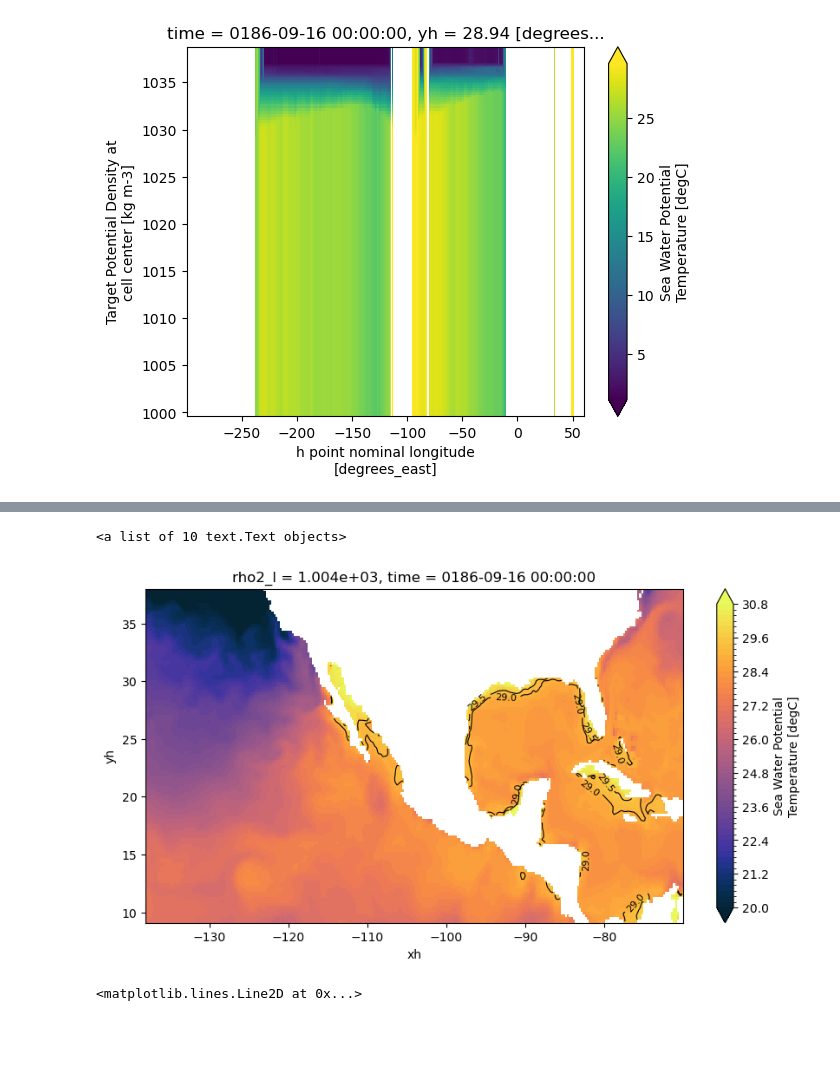
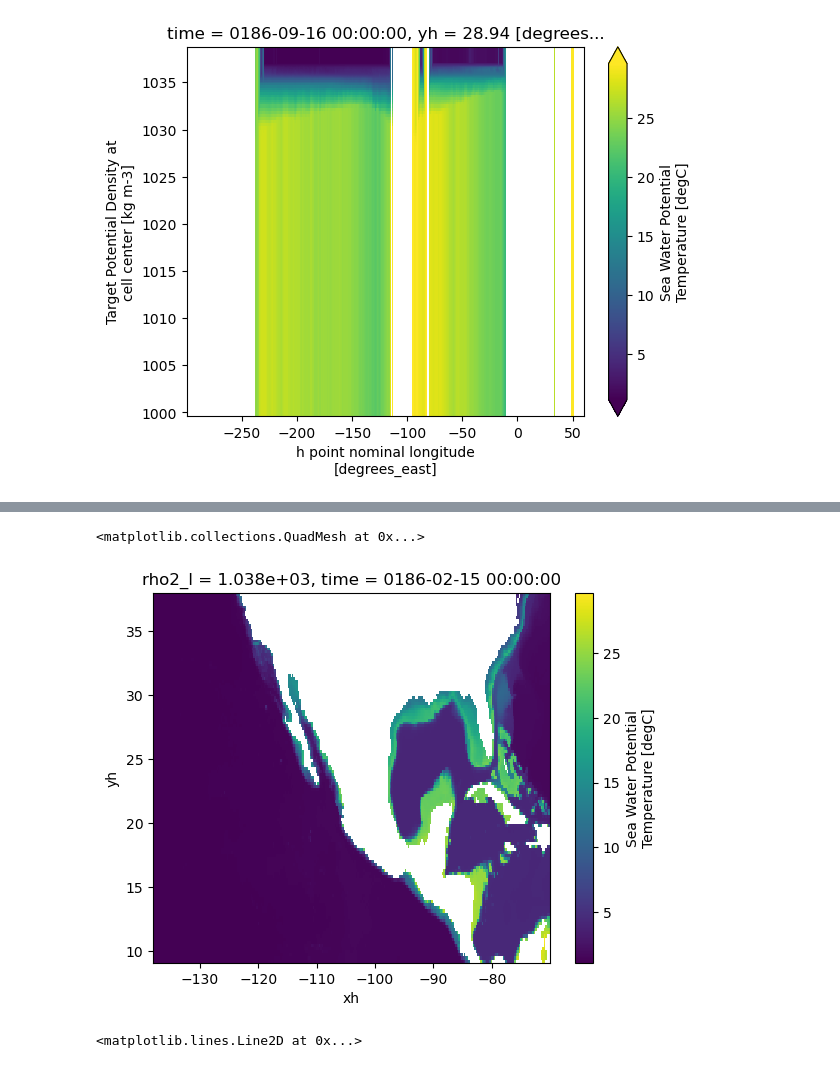
Before and after one commit to marianatorres4/WarmWaterMasses, a Jupyter notebook: 03_3D-analysis/3-D_analysis.ipynb, the cells around one changed output, grey strips where cells are left out. Cells and saved outputs as stored; diff of their text form; code cells hidden in the pictures; blank space fills up the shorter version.

Commit message:
updated figures

```diff
--- a/03_3D-analysis/3-D_analysis.ipynb
+++ b/03_3D-analysis/3-D_analysis.ipynb
@@ -220,22 +216,8 @@ wm.grid._ds['thetao'].isel(time=7).sel(yh=20, method="nearest").plot()
-# %%
-plt.figure(figsize=(10,5))
-wm.grid._ds['thetao'].isel(time=7).isel(rho2_l=0).sel(yh=slice(9,38)).sel(xh=slice(-138,-70)).plot(levels=np.arange(20, 31, 0.2),
-                                                                                                    colors=cmocean.cm.thermal,
-                                                                                                    add_colorbar=True)
-
-C = wm.grid._ds['thetao'].isel(time=7).isel(rho2_l=0).sel(yh=slice(9,38)).sel(xh=slice(-138,-70)).plot.contour(levels=np.arange(29, 30, 0.5),#[29],
-                                                                                                               colors='k',
-                                                                                                               linewidths=0.8,
-                                                                                                               linestyles='solid'
-)
-
-plt.clabel(C, inline=True,fontsize=8) #, inline_spacing=5)
-
-#plt.axhline(y=29, color='black', linestyle='--')
-#plt.title(f"{wm.grid._ds.thetao.isel(time=0).time.values},{wm.grid._ds.thetao.sel(yh=slice(27,38),method='nearest').yh.values},{wm.grid._ds.thetao.isel(rho2_l=20).rho2_l.values}")
-# %% [output]
-<a list of 10 text.Text objects>
-[figure, removed]
+# %%
+wm.grid._ds['thetao'].isel(time=0).isel(rho2_l=-1).sel(yh=slice(9,38)).sel(xh=slice(-138,-70)).plot()
+# %% [output]
+<matplotlib.collections.QuadMesh at 0x...>
+[figure, added]
 # %%
 plt.figure(figsize=(10,5))
 wm.grid._ds['thetao'].isel(time=7).isel(rho2_l=0).sel(yh=slice(9,38)).sel(xh=slice(-138,-70)).plot(levels=np.arange(20, 31, 0.2),
```
Also changed, not shown: parts of 15 cells of this notebook.
